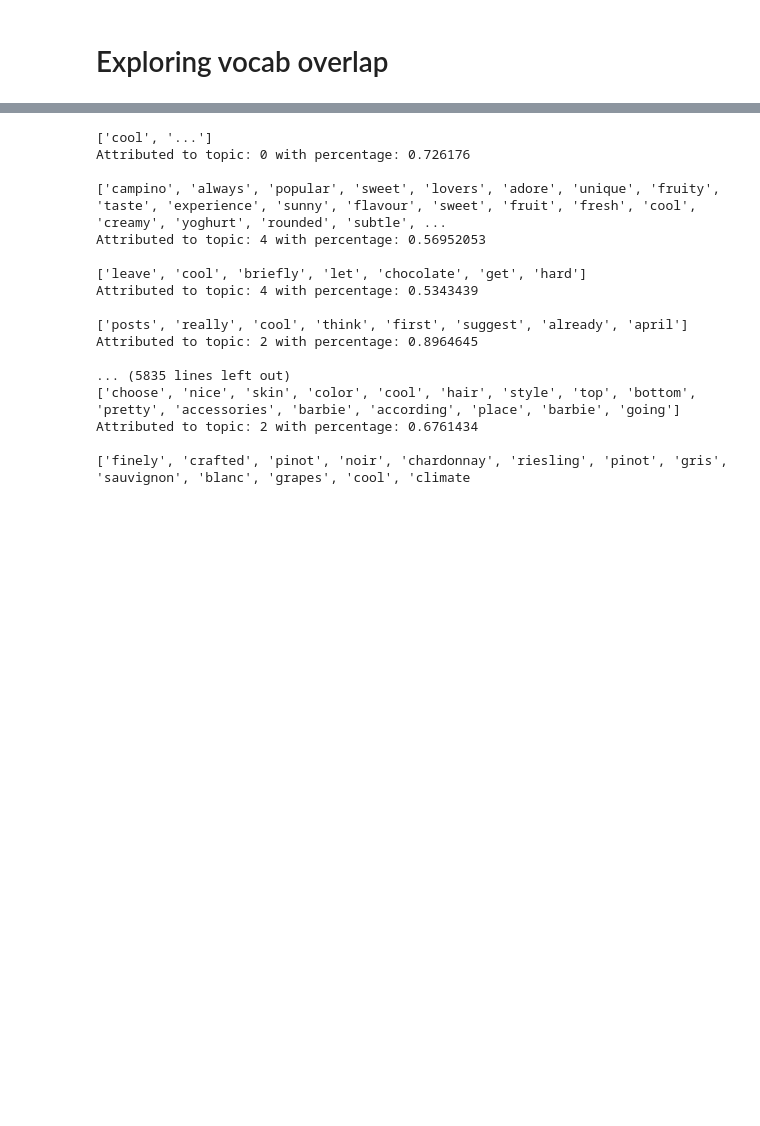
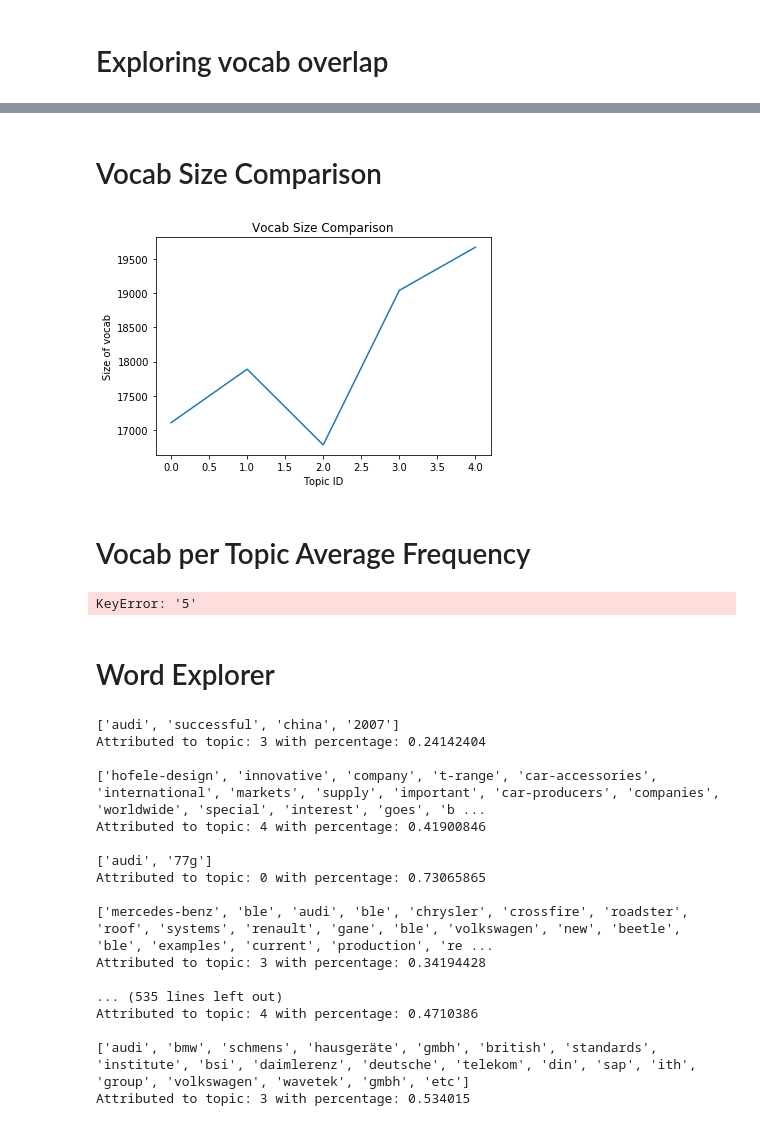
Before and after one commit to nikita6187/NMT, a Jupyter notebook: topic-factorization/exploration_ip.ipynb, the cells around one changed output, grey strips where cells are left out. Saved outputs shown, nothing was run; the diff lists cells and outputs as text; code cells hidden in the pictures; blank space fills up the shorter version.

```diff
--- a/topic-factorization/exploration_ip.ipynb
+++ b/topic-factorization/exploration_ip.ipynb
@@ -23,7 +23,7 @@ def read_file(file_path, max_amount=math.inf):
     return line_list
 
 print("Loading file")
-l_raw = read_file('./trg.shuf', 5000000)
+l_raw = read_file('./trg.shuf', 1000000)
 print("Finished loading in file")
 # %% [output]
 Loading file
@@ -436,3 +520,53 @@ dict_items([(0.0, 722073), (1.0, 103973), (3.0, 39650), (6.0, 20821), (10.0, 164
+# %% [markdown]
+# Vocab Size Comparison
+# %%
+plt.title("Vocab Size Comparison")
+plt.xlabel("Topic ID")
+plt.ylabel("Size of vocab")
+plt.plot([len(class_vocab[topic]) for topic in range(num_topics)])
+plt.show()
+# %% [output]
+[figure, added]
+# %% [markdown]
+# Vocab per Topic Average Frequency
+# %%
+def get_vocab_frequency(word_list, vocab_size_full):
+    freq_vocab = {}
+    for line in word_list:
+        for word in line:
+            if word not in freq_vocab:
+                freq_vocab[word] = 1
+            else:
+                freq_vocab[word] += 1
+    # Normalize
+    for word in freq_vocab:
+        freq_vocab[word] = freq_vocab[word]/float(vocab_size_full)
+    return freq_vocab
+
+def get_avg_freq_per_class(freq_vocab, class_vocab):
+    avg_freq = [0] * num_topics
+    total = [0] * num_topics
+    for topic in range(num_topics):
+        for word in class_vocab[topic]:
+            total[topic] += 1
+            avg_freq[topic] += freq_vocab[word]
+    for t in range(num_topics):
+        avg_freq[t] = avg_freq[t]/total[t]
+    return avg_freq
+
+
+vocab_freq = get_vocab_frequency(wl_full, vocab_size_full)
+avg_freq = get_avg_freq_per_class(vocab_freq, class_vocab)
+
+plt.title("Avg Vocab Frequency per Topic")
+plt.xlabel("Topic ID")
+plt.ylabel("Average vocab frequency")
+plt.plot([avg_freq[topic] for topic in range(num_topics)])
+plt.show()
+# %% [output]
+KeyError: '5'
+# %% [markdown]
+# Word Explorer
 # %%
 def find_context(word_str):
     for line in wl_full:
@@ -446,22 +580,22 @@ def find_context(word_str):
                 t_max_class, t_max_perc = s[-1]
                 print("Attributed to topic: " + str(t_max_class) + " with percentage: " + str(t_max_perc))
 
-find_context("cool")
+find_context("audi")
 # %% [output]
-['cool', '...']
-Attributed to topic: 0 with percentage: 0.726176
+['audi', 'successful', 'china', '2007']
+Attributed to topic: 3 with percentage: 0.24142404
 
-['campino', 'always', 'popular', 'sweet', 'lovers', 'adore', 'unique', 'fruity', 'taste', 'experience', 'sunny', 'flavour', 'sweet', 'fruit', 'fresh', 'cool', 'creamy', 'yoghurt', 'rounded', 'subtle', ...
-Attributed to topic: 4 with percentage: 0.56952053
+['hofele-design', 'innovative', 'company', 't-range', 'car-accessories', 'international', 'markets', 'supply', 'important', 'car-producers', 'companies', 'worldwide', 'special', 'interest', 'goes', 'b ...
+Attributed to topic: 4 with percentage: 0.41900846
 
-['leave', 'cool', 'briefly', 'let', 'chocolate', 'get', 'hard']
-Attributed to topic: 4 with percentage: 0.5343439
+['audi', '77g']
+Attributed to topic: 0 with percentage: 0.73065865
 
-['posts', 'really', 'cool', 'think', 'first', 'suggest', 'already', 'april']
-Attributed to topic: 2 with percentage: 0.8964645
+['mercedes-benz', 'ble', 'audi', 'ble', 'chrysler', 'crossfire', 'roadster', 'roof', 'systems', 'renault', 'gane', 'ble', 'volkswagen', 'new', 'beetle', 'ble', 'examples', 'current', 'production', 're ...
+Attributed to topic: 3 with percentage: 0.34194428
 
-... (5835 lines left out)
-['choose', 'nice', 'skin', 'color', 'cool', 'hair', 'style', 'top', 'bottom', 'pretty', 'accessories', 'barbie', 'according', 'place', 'barbie', 'going']
-Attributed to topic: 2 with percentage: 0.6761434
+... (535 lines left out)
+Attributed to topic: 4 with percentage: 0.4710386
 
-['finely', 'crafted', 'pinot', 'noir', 'chardonnay', 'riesling', 'pinot', 'gris', 'sauvignon', 'blanc', 'grapes', 'cool', 'climate
+['audi', 'bmw', 'schmens', 'hausgeräte', 'gmbh', 'british', 'standards', 'institute', 'bsi', 'daimlerenz', 'deutsche', 'telekom', 'din', 'sap', 'ith', 'group', 'volkswagen', 'wavetek', 'gmbh', 'etc']
+Attributed to topic: 3 with percentage: 0.534015
```
Also changed, not shown: parts of 12 cells of this notebook, 2 other files.
